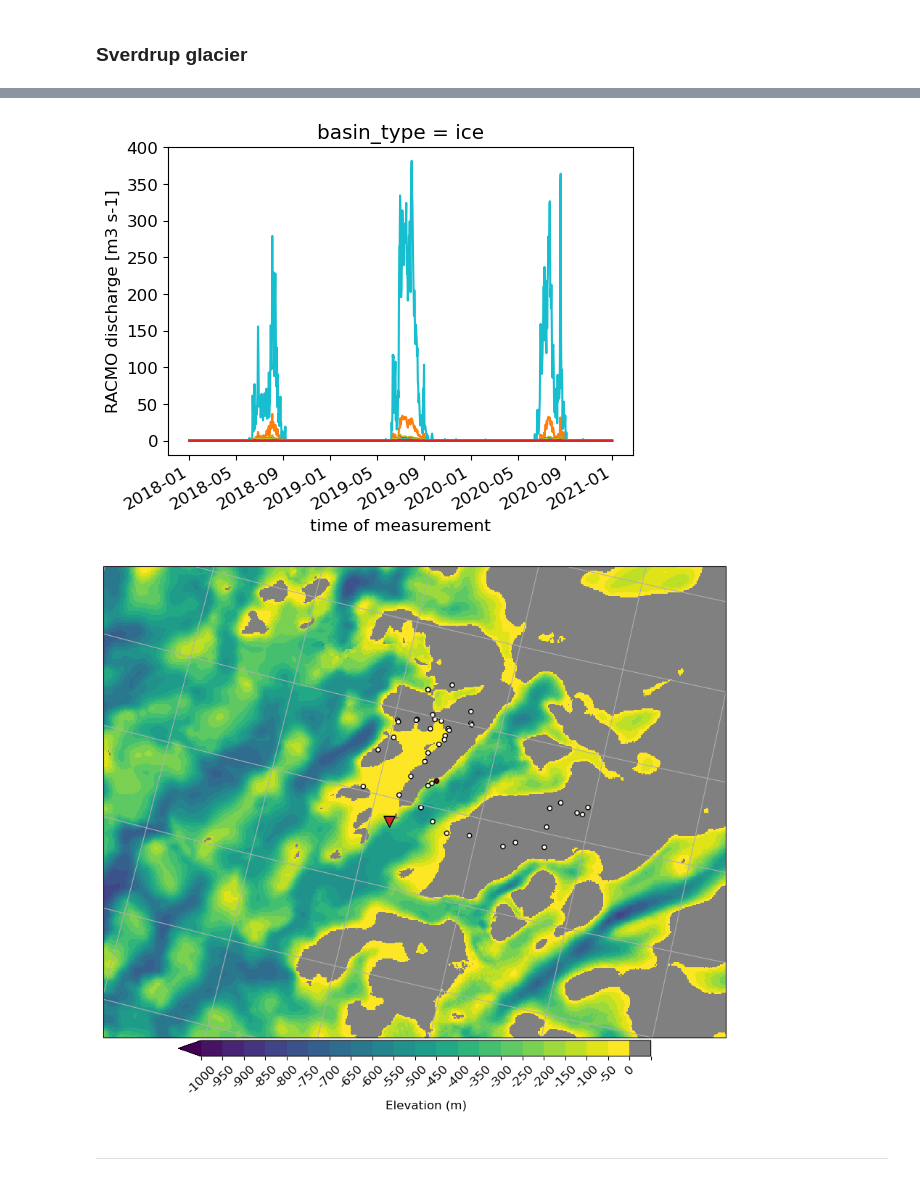
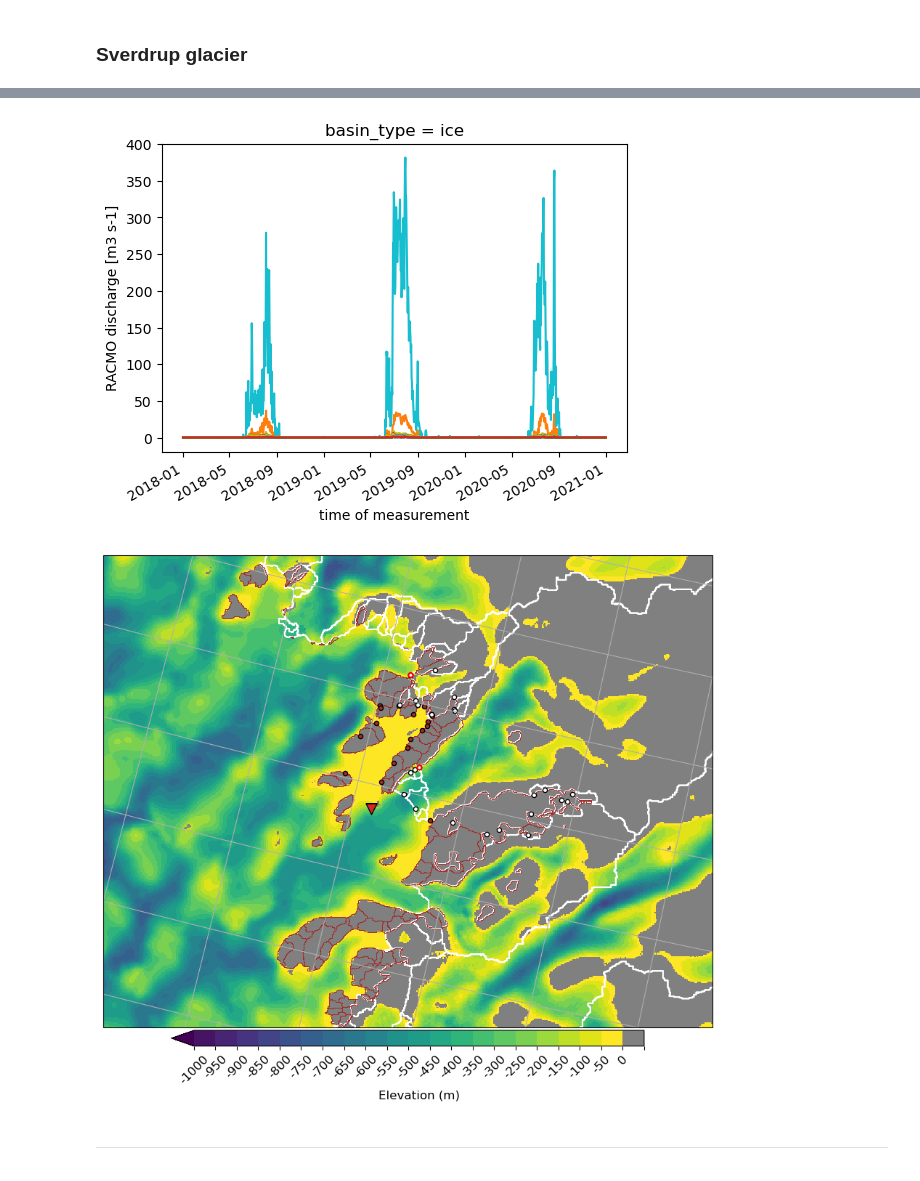
Before and after one commit to mjzahn/glacier_discharge, a Jupyter notebook: liquid_freshwater_discharge.ipynb, the cells around one changed output, grey strips where cells are left out. Drawn from its saved outputs; the diff is of its cells as text; code cells hidden in the pictures.

Commit message:
update maps and time series plots

```diff
--- a/liquid_freshwater_discharge.ipynb
+++ b/liquid_freshwater_discharge.ipynb
@@ -147,5 +149,9 @@ bedmachine_ds = xr.open_dataset('../../../data/bathymetry/BedMachine_v5_regions/
 # %%
 # create mask for only bathymetry values less than zero (below surface) - set values > 0 to zero.
 bed_masked_ds = bedmachine_ds.bed.where(bedmachine_ds.bed<0, 0)
+# %%
+# import basin shapefiles
+basins_ice = geopandas.read_file(discharge_data_dir + '/ice/basins.gpkg')
+basins_land = geopandas.read_file(discharge_data_dir + '/land/basins.gpkg')
 # %% [markdown]
 ### Define directories
@@ -154,3 +158,5 @@ discharge_data_dir = 'D:/Mankoff_discharge_data/liquid_discharge/freshwater'
+# %%
+discharge_data_dir = 'D:/Mankoff_discharge_data/liquid_discharge/freshwater'
 # %%
 output_dir = 'netcdfs'
 # %% [markdown]
@@ -331,6 +330,14 @@ tmp = racmo_discharge_ds.where(racmo_discharge_ds.B2015_dist<8000, drop=True)
 # reproject lat/lon coords to Polar to plot with BedMachine
 x_racmo, y_racmo = transform_projection_to_Npolar(racmo_discharge_ds)
 x_mar, y_mar     = transform_projection_to_Npolar(mar_discharge_ds)
+# %%
+# reproject lat/lon coords to Polar to plot with BedMachine
+# separate into land and ice basins
+racmo_ice = racmo_discharge_ds.sel(basin_type='ice')
+racmo_land = racmo_discharge_ds.sel(basin_type='land')
+
+x_ice, y_ice = transform_projection_to_Npolar(racmo_ice)
+x_land, y_land = transform_projection_to_Npolar(racmo_land)
 # %%
 racmo_discharge_ds.sel(basin_type='land').plot.line(hue='station', add_legend=None, figsize=[6,4]);
 # %% [output]
@@ -338,44 +345,56 @@ racmo_discharge_ds.sel(basin_type='land').plot.line(hue='station', add_legend=No
 # %%
 racmo_discharge_ds.sel(basin_type='ice').plot.line(hue='station', add_legend=None, figsize=[6,4]);
 # %% [output]
-[figure, old version]
+[figure, new version]
+# %%
+# which outlets contribute the most to the annual discharge?
+racmo_ice_max = racmo_ice.max('time')
+racmo_ice_max_select = racmo_ice_max.where(racmo_ice_max > 25, drop=True)
+
+# transform these coords to polar
+x_max, y_max = transform_projection_to_Npolar(racmo_ice_max_select)
 # %%
 fig = plt.figure(figsize=(12,10))
 plt.rcParams['font.size'] = '12'
 ax = fig.add_subplot(1,1,1, projection=ccrs.NorthPolarStereo(central_longitude = -45))
-ax.set_extent([-59.6, -57, 75.8, 76.2], ccrs.PlateCarree())
+ax.set_extent([-59.5, -57, 75.8, 76.2], ccrs.PlateCarree())
 
 # define top and bottom colormaps
 bathy = cm.get_cmap('viridis', 21)
 surface = (.5, .5, .5, 1.0)
 newcolors = np.vstack((bathy(np.linspace(0, 1, 21)),
                        surface)) # create a new colormaps
 ocean_land = ListedColormap(newcolors, name='ocean_land')
 bounds = [-1000,-950,-900,-850,-800,-750,-700,-650,-600,-550,-500,-450,-400,-350,-300,-250,-200,-150,-100,-50,0,0.1]
 ticks = [-1000,-950,-900,-850,-800,-750,-700,-650,-600,-550,-500,-450,-400,-350,-300,-250,-200,-150,-100,-50,0,0.1]
 
 pc = bed_masked_ds.plot.pcolormesh('x','y',ax=ax,transform=ccrs.NorthPolarStereo(central_longitude = -45),\
                                    shading='auto',rasterized=True,cmap=ocean_land,levels=bounds,add_colorbar=False)
 cbar = plt.colorbar(pc, label='Elevation (m)',ticks=ticks,boundaries=bounds,orientation='horizontal',\
                     shrink=0.7,spacing='uniform',pad=0.005,aspect=30)
 cbar.ax.set_xticklabels(np.append(ticks[:-1], ''),rotation=45)
 
 # ax.coastlines(linewidths=0.7)
 gl = ax.gridlines(crs=ccrs.PlateCarree(), draw_labels=False)
 
-# plot outlet locations
+# plot basin outlines
+basins_ice.boundary.plot(ax=ax, color='white', transform=ccrs.NorthPolarStereo(central_longitude = -45), zorder=1)
+basins_land.boundary.plot(ax=ax, color='brown', linewidth=0.7, transform=ccrs.NorthPolarStereo(central_longitude = -45), zorder=1)
+
+# plot selected outlet locations
 colors = racmo_discharge_ds.max(['time'])
-plt.scatter(x_racmo, y_racmo,c=colors, cmap='OrRd',marker='o',edgecolors='k',s=20,transform=ccrs.NorthPolarStereo(central_longitude = -45));
-# plt.scatter(x_mar, y_mar,color='tab:red',marker='o',s=10,transform=ccrs.NorthPolarStereo(central_longitude = -45))
+# plt.scatter(x_racmo, y_racmo,marker='o',edgecolors='k',s=colors,transform=ccrs.NorthPolarStereo(central_longitude = -45))
+plt.scatter(x_land, y_land,marker='o',color='brown',s=20,edgecolors='k',transform=ccrs.NorthPolarStereo(central_longitude = -45))
+plt.scatter(x_ice, y_ice,marker='o',color='white',s=20,edgecolors='k',transform=ccrs.NorthPolarStereo(central_longitude = -45))
+plt.scatter(x_max, y_max,marker='o',s=20,facecolors='none',edgecolors='r',linewidth=1.5,transform=ccrs.NorthPolarStereo(central_longitude = -45))
 
 # plot mooring location
 transformer = Transformer.from_crs('EPSG:4326', 'EPSG:3413', always_xy=True)
 x_sver, y_sver = transformer.transform(-58.410533, 75.5413)
-
 ax.scatter(x_sver, y_sver, s=120, c='tab:red', edgecolor='black',marker="v",transform=ccrs.NorthPolarStereo(central_longitude = -45));
 
 # plt.savefig("Figures/sverdrup_ridgelines.png", bbox_inches='tight', dpi=300, facecolor='white')
 # %% [output]
-[figure, old version]
+[figure, new version]
 # %% [markdown]
 ***
```
Also changed, not shown: parts of 28 cells of this notebook, 6 other files.
